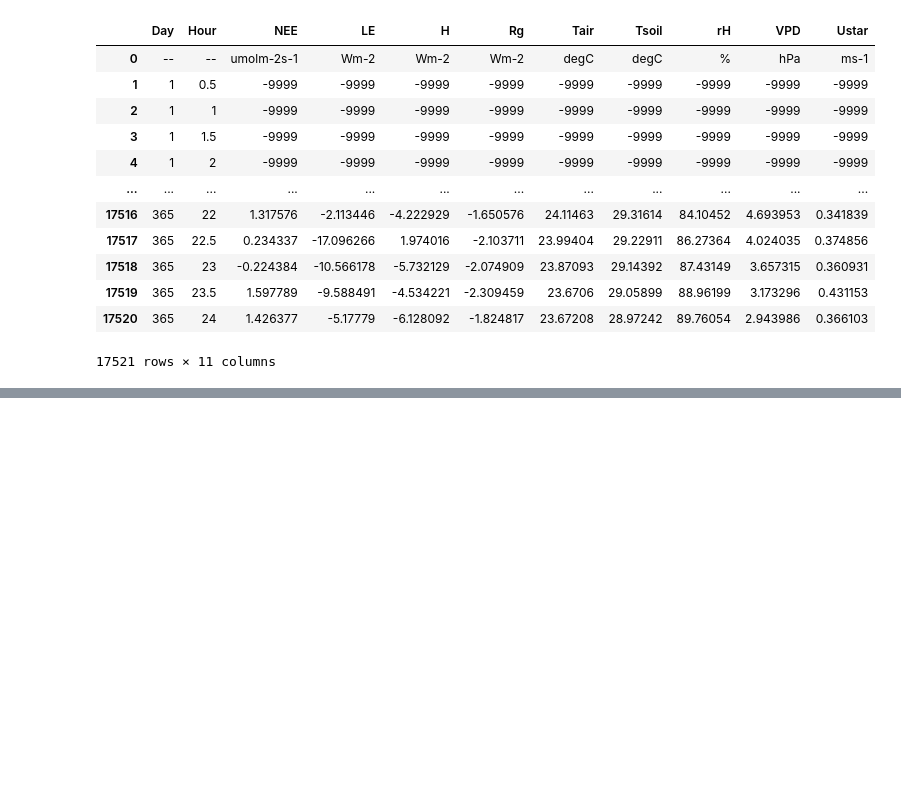
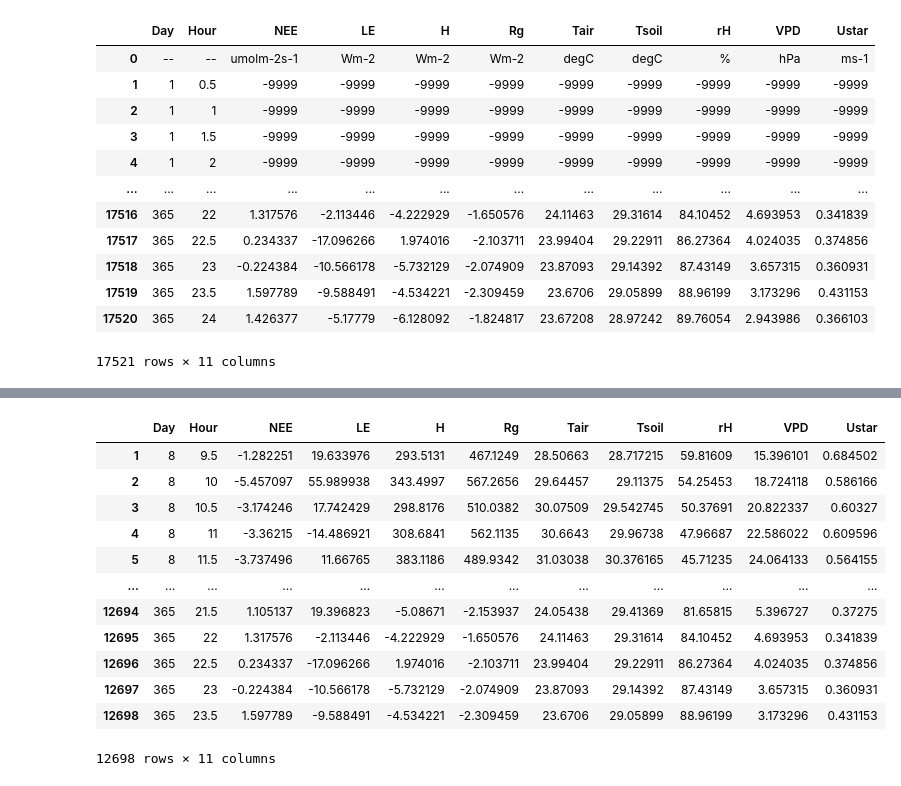
Before and after one commit to BorjaRuizReverter/MachineLearningForGapFilling, a Jupyter notebook: ANN_for_gap_filling.ipynb, the cells around one changed output, grey strips where cells are left out. Cells and saved outputs as stored; diff of their text form; code cells hidden in the pictures; blank space fills up the shorter version.

```diff
--- a/ANN_for_gap_filling.ipynb
+++ b/ANN_for_gap_filling.ipynb
@@ -19,0 +61,17 @@ df
+# %%
+df_withoutNaNandUnits = df_withoutNaN[1:-1]
+df_withoutNaNandUnits
+# %% [output]
+|  | Day | Hour | NEE | LE | H | Rg | Tair | Tsoil | rH | VPD | Ustar |
+| 1 | 8 | 9.5 | -1.282251 | 19.633976 | 293.5131 | 467.1249 | 28.50663 | 28.717215 | 59.81609 | 15.396101 | 0.684502 |
+| 2 | 8 | 10 | -5.457097 | 55.989938 | 343.4997 | 567.2656 | 29.64457 | 29.11375 | 54.25453 | 18.724118 | 0.586166 |
+| 3 | 8 | 10.5 | -3.174246 | 17.742429 | 298.8176 | 510.0382 | 30.07509 | 29.542745 | 50.37691 | 20.822337 | 0.60327 |
+| 4 | 8 | 11 | -3.36215 | -14.486921 | 308.6841 | 562.1135 | 30.6643 | 29.96738 | 47.96687 | 22.586022 | 0.609596 |
+| 5 | 8 | 11.5 | -3.737496 | 11.66765 | 383.1186 | 489.9342 | 31.03038 | 30.376165 | 45.71235 | 24.064133 | 0.564155 |
+| ... | ... | ... | ... | ... | ... | ... | ... | ... | ... | ... | ... |
+| 12694 | 365 | 21.5 | 1.105137 | 19.396823 | -5.08671 | -2.153937 | 24.05438 | 29.41369 | 81.65815 | 5.396727 | 0.37275 |
+| 12695 | 365 | 22 | 1.317576 | -2.113446 | -4.222929 | -1.650576 | 24.11463 | 29.31614 | 84.10452 | 4.693953 | 0.341839 |
+| 12696 | 365 | 22.5 | 0.234337 | -17.096266 | 1.974016 | -2.103711 | 23.99404 | 29.22911 | 86.27364 | 4.024035 | 0.374856 |
+| 12697 | 365 | 23 | -0.224384 | -10.566178 | -5.732129 | -2.074909 | 23.87093 | 29.14392 | 87.43149 | 3.657315 | 0.360931 |
+| 12698 | 365 | 23.5 | 1.597789 | -9.588491 | -4.534221 | -2.309459 | 23.6706 | 29.05899 | 88.96199 | 3.173296 | 0.431153 |
+12698 rows × 11 columns
```
Also changed, not shown: parts of 11 cells of this notebook.
